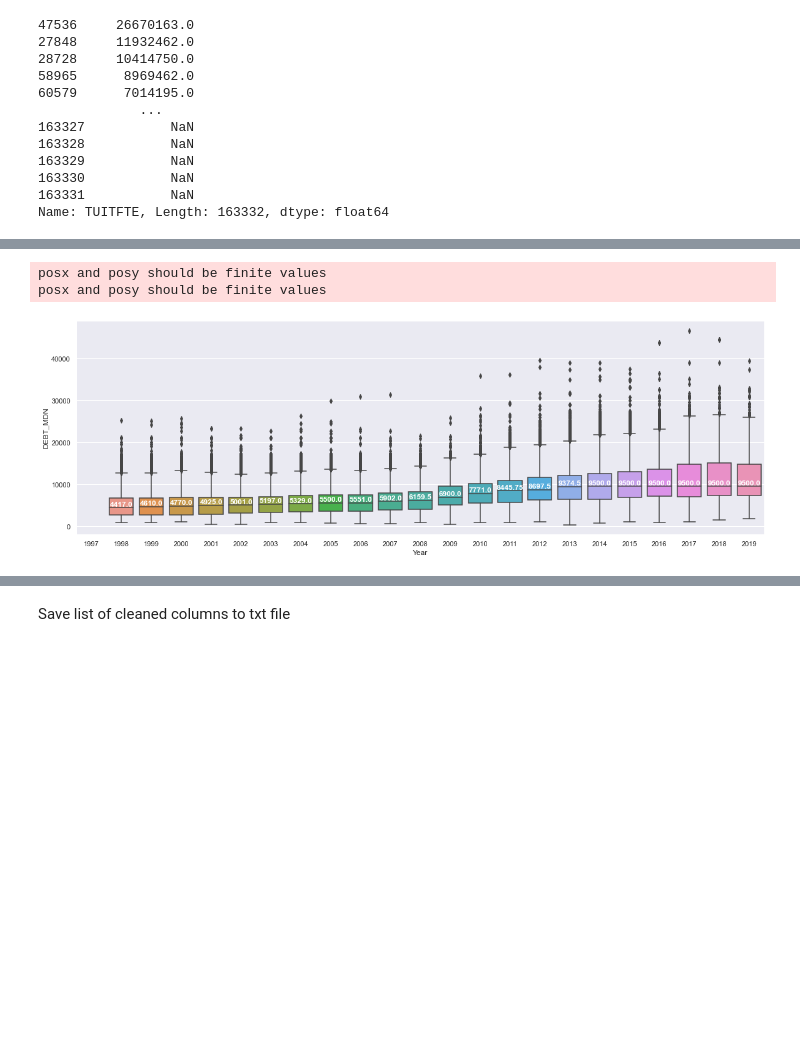
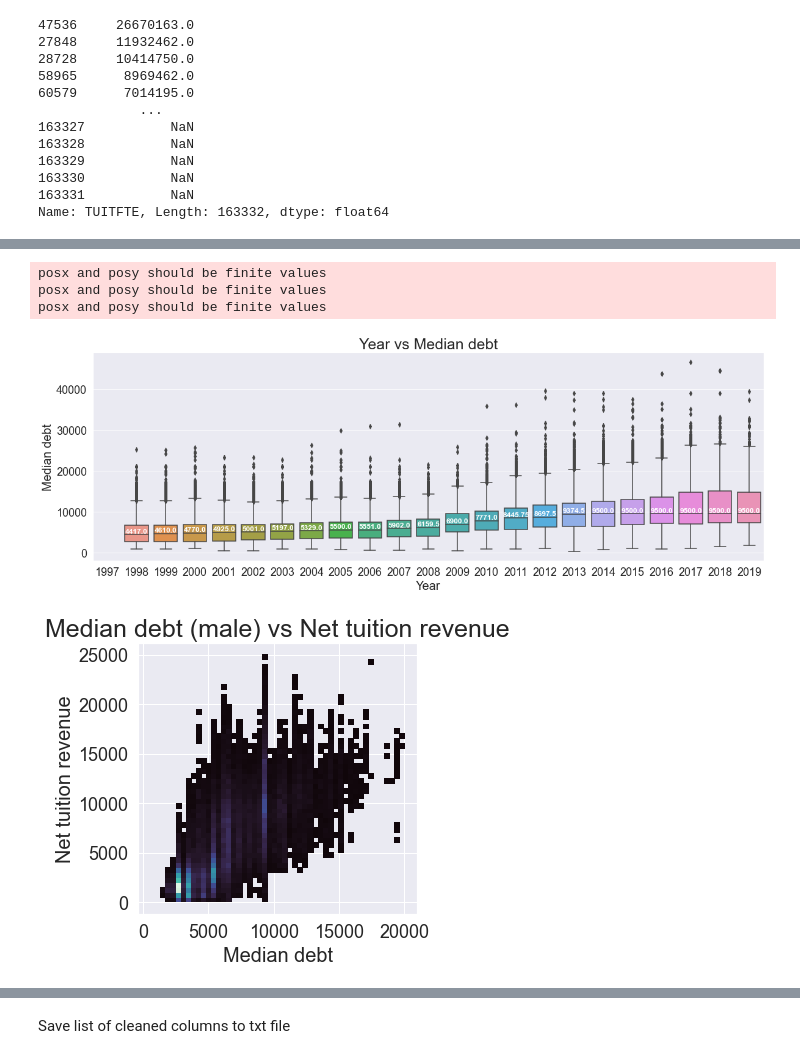
Before and after one commit to huangjoanna/DS4ATeam34, a Jupyter notebook: CollegeScorecard/CollegeScorecardDataClean.ipynb, the cells around one changed output, grey strips where cells are left out. Saved outputs shown, nothing was run; the diff lists cells and outputs as text; code cells hidden in the pictures; blank space fills up the shorter version.

```diff
--- a/CollegeScorecard/CollegeScorecardDataClean.ipynb
+++ b/CollegeScorecard/CollegeScorecardDataClean.ipynb
@@ -256,14 +285,33 @@ ax = sns.boxplot(x="Year", y="DEBT_MDN", data=df_drop3)
 sns.set(rc={'figure.figsize':(19.7,6.27)})
 # ax.set(yscale="log")
 # ax.set(ylim=(1000,10000000))
-
+ax.set_title("Year vs Median debt",fontsize=25)
+ax.set_xlabel('Year', fontsize=20)
+ax.set_ylabel('Median debt', fontsize=20)
+ax.tick_params(axis='x', labelsize=18)
+ax.tick_params(axis='y', labelsize=18)
 medians = df_drop3.groupby(['Year'])['DEBT_MDN'].median()
 vertical_offset = df_drop3['DEBT_MDN'].median() * 0.05 # offset from median for display
 
 for xtick in ax.get_xticks():
     ax.text(xtick,medians[xtick] + vertical_offset,medians[xtick],
             horizontalalignment='center',size='medium',color='w',weight='semibold')
+ax.get_figure().savefig('Year_vs_DEBT_MDN.png')
 # %% [output]
 posx and posy should be finite values
 posx and posy should be finite values
+posx and posy should be finite values
-[figure, old version]
+[figure, new version]
+# %%
+df_drop3["MALE_DEBT_MDN"] = df_drop3["MALE_DEBT_MDN"].astype(float)
+df_drop3cut = df_drop3[(df_drop3['TUITFTE'].between(0, 25000)) & (df_drop3["MALE_DEBT_MDN"].between(0, 20000))]
+sns.set(rc={'figure.figsize':(5,5)})
+ax = sns.histplot(df_drop3cut, y="TUITFTE", x="MALE_DEBT_MDN", bins=50, pthresh=.1, cmap="mako")
+# plt.title("Median debt  vs Net tuition revenue")
+ax.set_title("Median debt (male) vs Net tuition revenue",fontsize=25)
+ax.set_xlabel('Median debt', fontsize=20)
+ax.set_ylabel('Net tuition revenue', fontsize=20)
+ax.tick_params(axis='x', labelsize=18)
+ax.tick_params(axis='y', labelsize=18)
+# %% [output]
+[figure, added]
```
Also changed, not shown: parts of 9 cells of this notebook, 1 other file.
